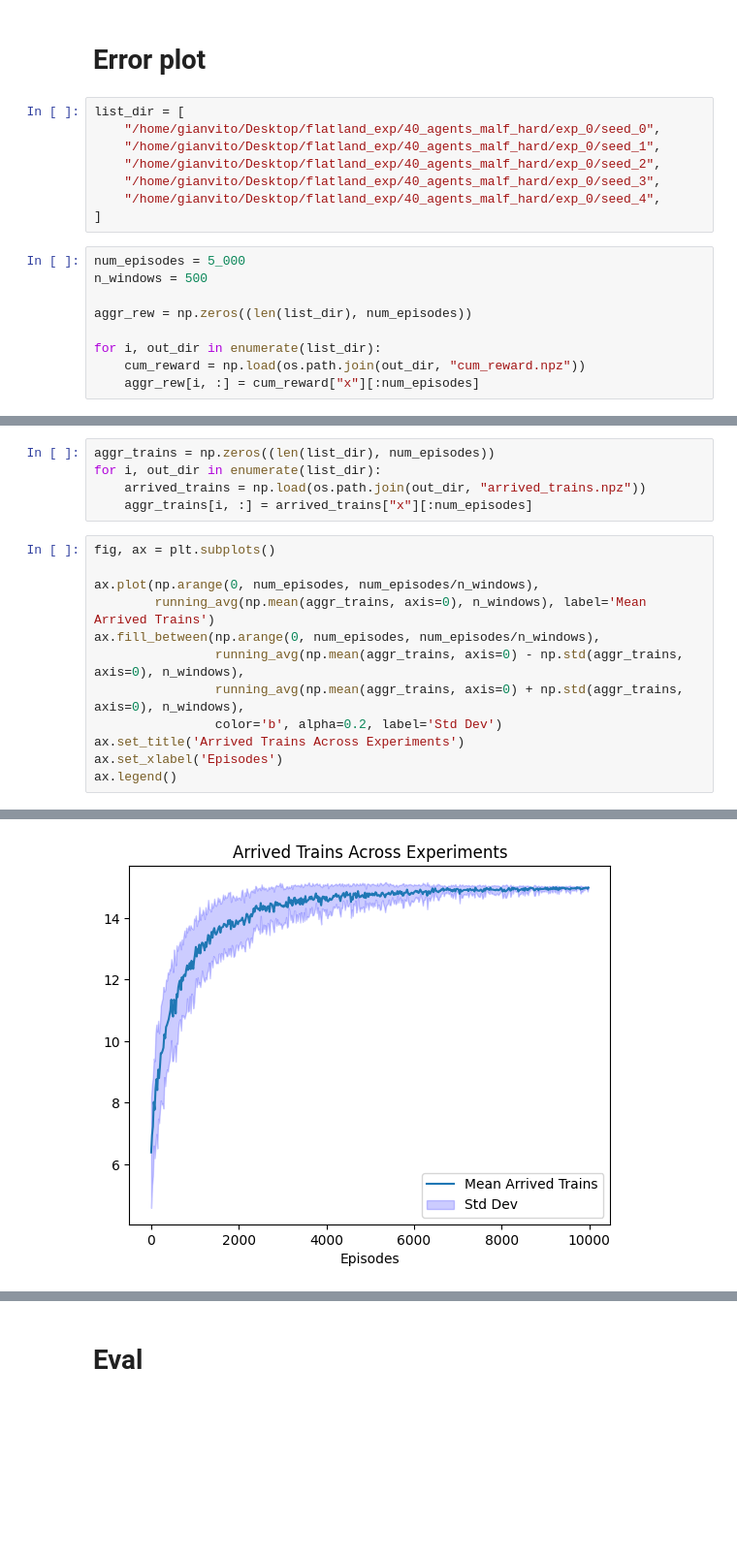
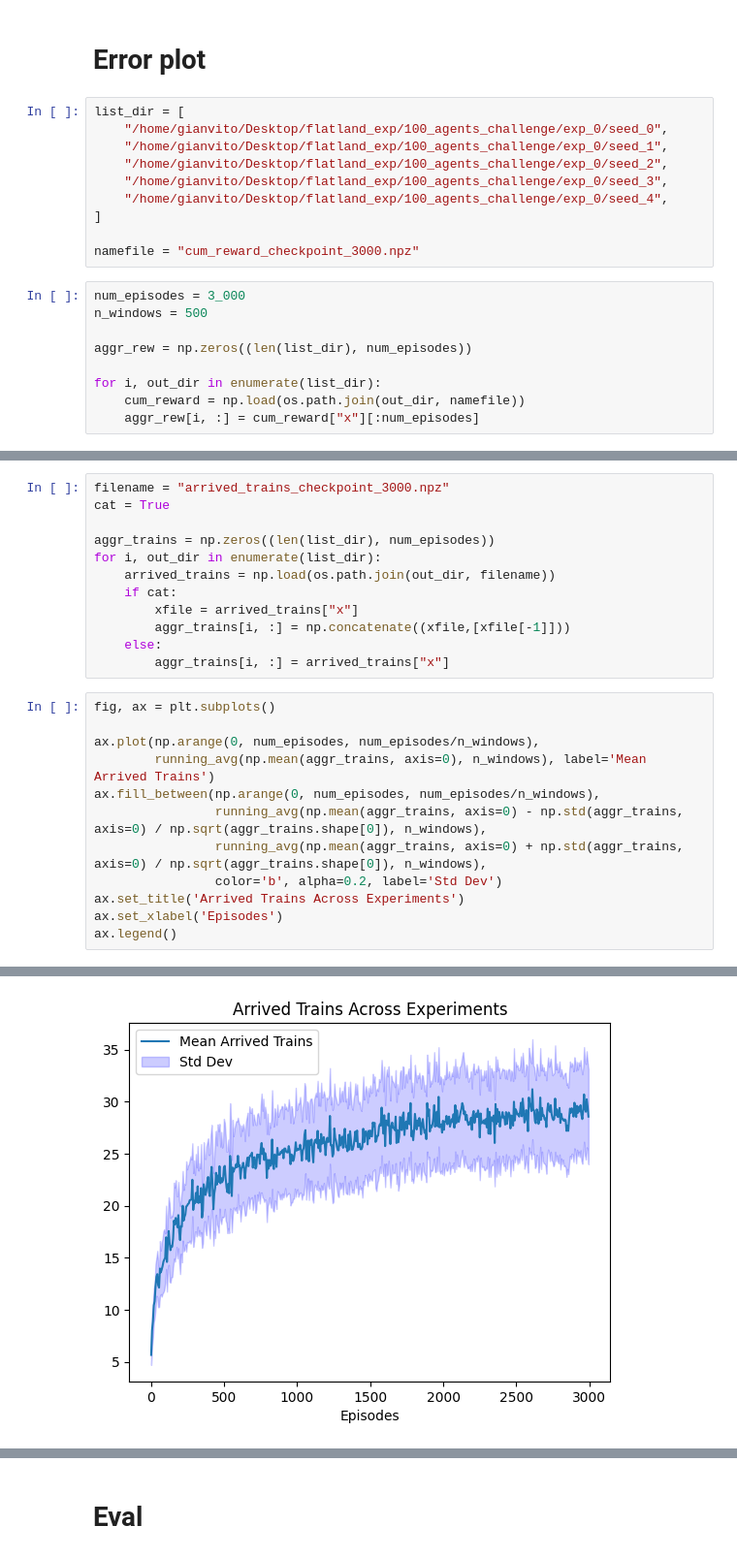
Before and after one commit to gvlos/SwitchFL, a Jupyter notebook: plot.ipynb, the cells around one changed output, grey strips where cells are left out. Shown at 97% size. Drawn from its saved outputs; the diff is of its cells as text; blank space fills up the shorter version.

```diff
--- a/plot.ipynb
+++ b/plot.ipynb
@@ -17,18 +17,20 @@ plt.plot(decay)
 # Error plot
 # %%
 list_dir = [
-    "/home/gianvito/Desktop/flatland_exp/40_agents_malf_hard/exp_0/seed_0",
-    "/home/gianvito/Desktop/flatland_exp/40_agents_malf_hard/exp_0/seed_1",
-    "/home/gianvito/Desktop/flatland_exp/40_agents_malf_hard/exp_0/seed_2",
-    "/home/gianvito/Desktop/flatland_exp/40_agents_malf_hard/exp_0/seed_3",
-    "/home/gianvito/Desktop/flatland_exp/40_agents_malf_hard/exp_0/seed_4",
+    "/home/gianvito/Desktop/flatland_exp/100_agents_challenge/exp_0/seed_0",
+    "/home/gianvito/Desktop/flatland_exp/100_agents_challenge/exp_0/seed_1",
+    "/home/gianvito/Desktop/flatland_exp/100_agents_challenge/exp_0/seed_2",
+    "/home/gianvito/Desktop/flatland_exp/100_agents_challenge/exp_0/seed_3",
+    "/home/gianvito/Desktop/flatland_exp/100_agents_challenge/exp_0/seed_4",
 ]
+
+namefile = "cum_reward_checkpoint_3000.npz"
 # %%
-num_episodes = 5_000
+num_episodes = 3_000
 n_windows = 500
 
 aggr_rew = np.zeros((len(list_dir), num_episodes))
 
 for i, out_dir in enumerate(list_dir):
-    cum_reward = np.load(os.path.join(out_dir, "cum_reward.npz"))
+    cum_reward = np.load(os.path.join(out_dir, namefile))
     aggr_rew[i, :] = cum_reward["x"][:num_episodes]
@@ -52,20 +52,27 @@ ax.legend()
 # %%
+filename = "arrived_trains_checkpoint_3000.npz"
+cat = True
+
 aggr_trains = np.zeros((len(list_dir), num_episodes))
 for i, out_dir in enumerate(list_dir):
-    arrived_trains = np.load(os.path.join(out_dir, "arrived_trains.npz"))
-    aggr_trains[i, :] = arrived_trains["x"][:num_episodes]
+    arrived_trains = np.load(os.path.join(out_dir, filename))
+    if cat:
+        xfile = arrived_trains["x"]
+        aggr_trains[i, :] = np.concatenate((xfile,[xfile[-1]]))
+    else:
+        aggr_trains[i, :] = arrived_trains["x"]
 # %%
 fig, ax = plt.subplots()
 
 ax.plot(np.arange(0, num_episodes, num_episodes/n_windows),
         running_avg(np.mean(aggr_trains, axis=0), n_windows), label='Mean Arrived Trains')
 ax.fill_between(np.arange(0, num_episodes, num_episodes/n_windows),
-                running_avg(np.mean(aggr_trains, axis=0) - np.std(aggr_trains, axis=0), n_windows),
-                running_avg(np.mean(aggr_trains, axis=0) + np.std(aggr_trains, axis=0), n_windows),
+                running_avg(np.mean(aggr_trains, axis=0) - np.std(aggr_trains, axis=0) / np.sqrt(aggr_trains.shape[0]), n_windows),
+                running_avg(np.mean(aggr_trains, axis=0) + np.std(aggr_trains, axis=0) / np.sqrt(aggr_trains.shape[0]), n_windows),
                 color='b', alpha=0.2, label='Std Dev')
 ax.set_title('Arrived Trains Across Experiments')
 ax.set_xlabel('Episodes')
 ax.legend()
 # %% [output]
 <matplotlib.legend.Legend at 0x...>
-[figure, old version]
+[figure, new version]
```
Also changed, not shown: parts of 17 cells of this notebook, 4 other files.
